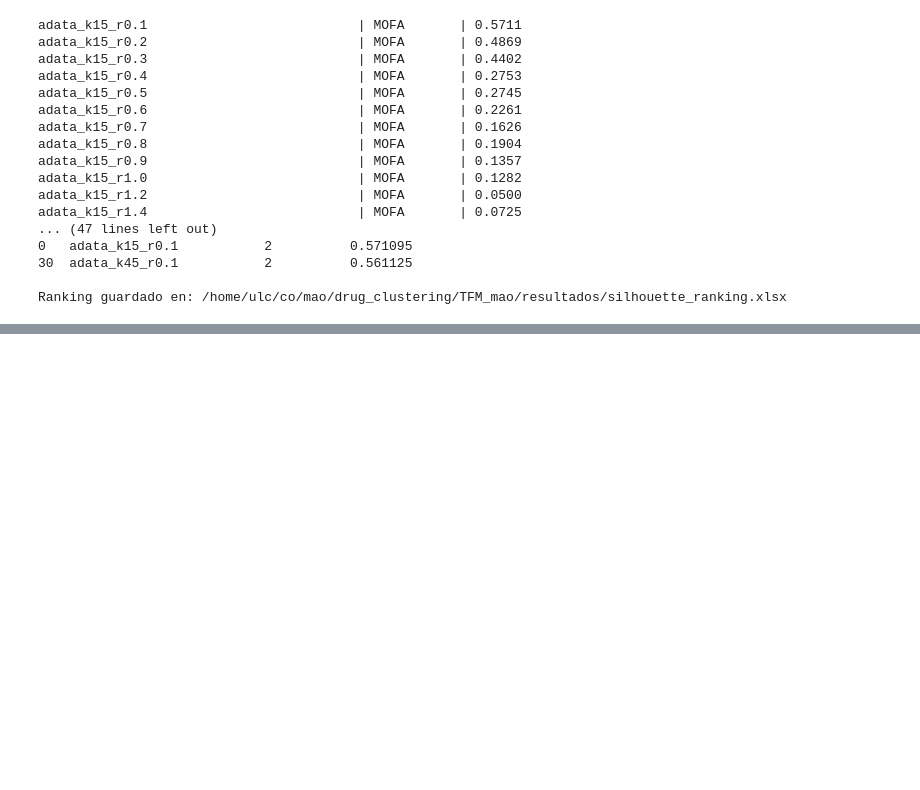
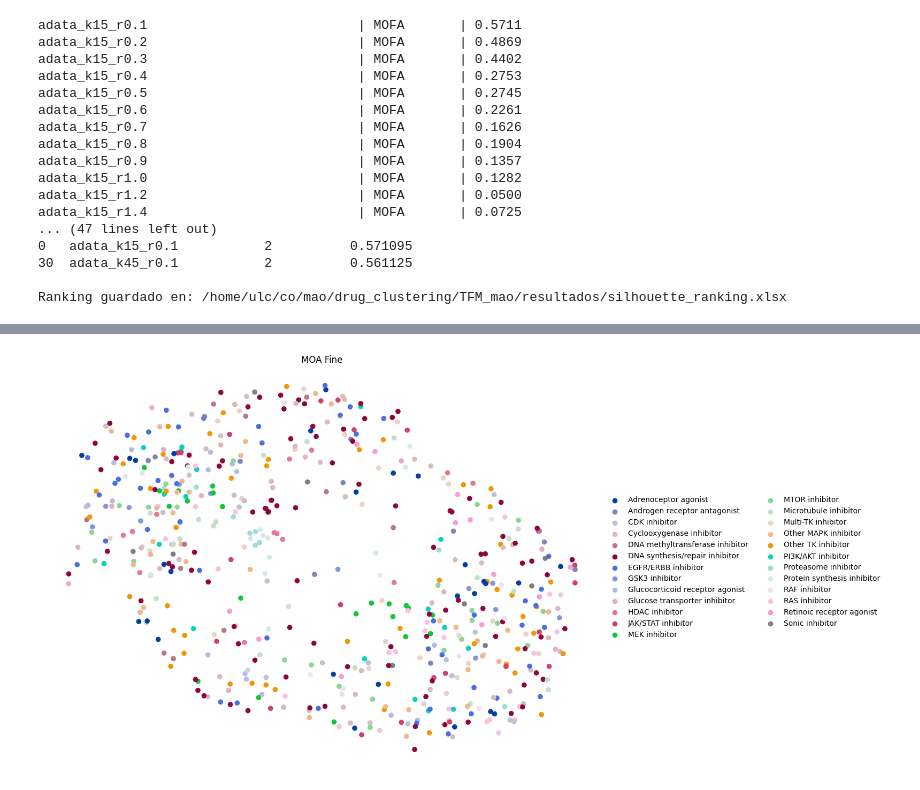
Before and after one commit to MALL-Lab/drug_clustering_pub, a Jupyter notebook: TFM_mao/notebooks/07_clustering_con_views.ipynb, the cells around one changed output, grey strips where cells are left out. Saved outputs shown, nothing was run; the diff lists cells and outputs as text; code cells hidden in the pictures; blank space fills up the shorter version.

```diff
--- a/TFM_mao/notebooks/07_clustering_con_views.ipynb
+++ b/TFM_mao/notebooks/07_clustering_con_views.ipynb
@@ -221,0 +236,28 @@ Mejor configuración: adata_k45_r0.2 → 2 clusters
+# %%
+from matplotlib.pyplot import subplots
+# 1. Los 8 moa-fine más frecuentes, quitando 'unclear'
+moa_sin_unclear = (adata_best.obs['moa-fine']
+                       .value_counts()
+                       .drop('unclear', errors='ignore')
+                       .index.tolist())
+
+# 2. Crear columna: solo top 8, el resto NaN (gris)
+adata_best.obs['moa_sin_unclear'] = adata_best.obs['moa-fine'].where(
+    adata_best.obs['moa-fine'].isin(moa_sin_unclear), other=None).astype('category')
+adata_best.obs['moa_sin_unclear'] = adata_best.obs['moa_sin_unclear'].cat.remove_unused_categories()
+
+# 3. Dibujar
+fig, ax = subplots(figsize=(16,8))
+sc.pl.umap(adata_best[adata_best.obs['moa_sin_unclear'].notna()],
+           color='moa_sin_unclear',
+           title='MOA Fine',
+           legend_loc='right margin',
+           color_map = 'viridis',
+           ax=ax,
+           frameon=False,
+           show=False
+           )
+plt.tight_layout()
+plt.show()
+# %% [output]
+[figure, added]
```
Also changed, not shown: parts of 4 cells of this notebook, 16 other files.
